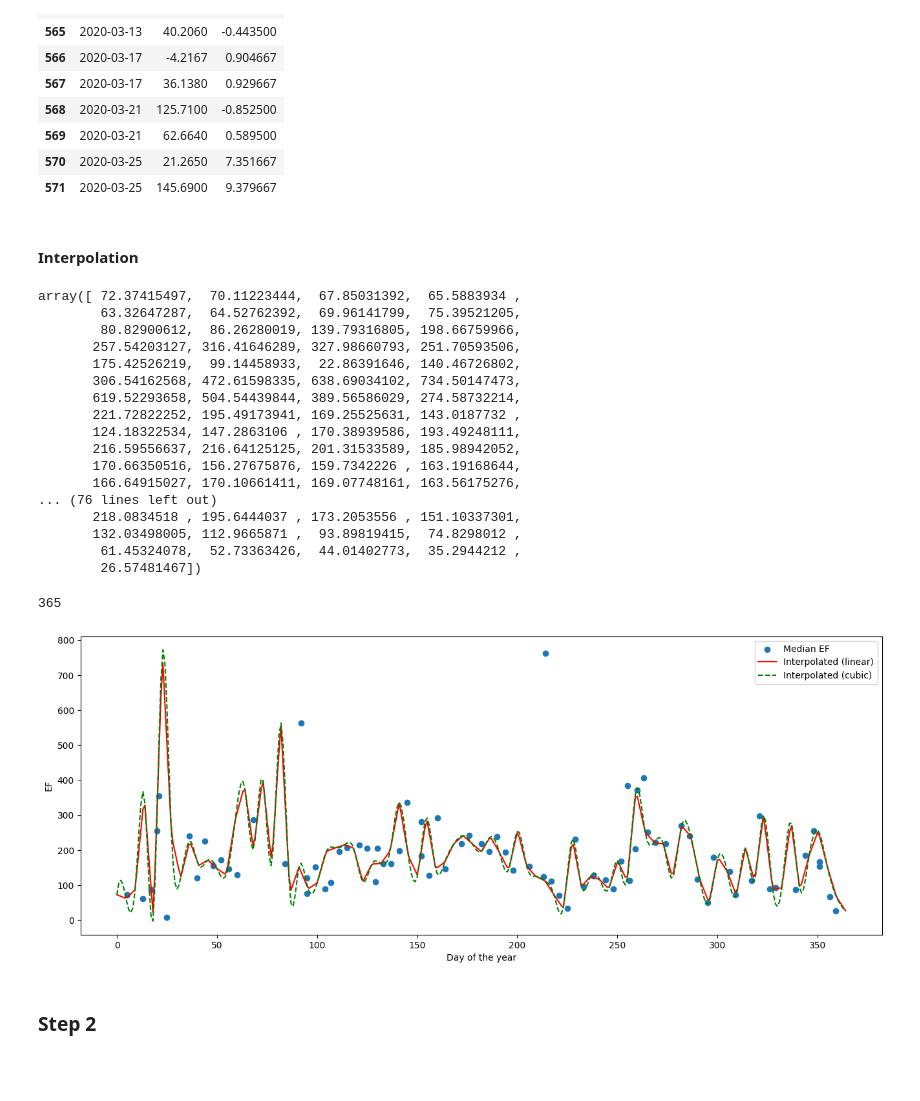
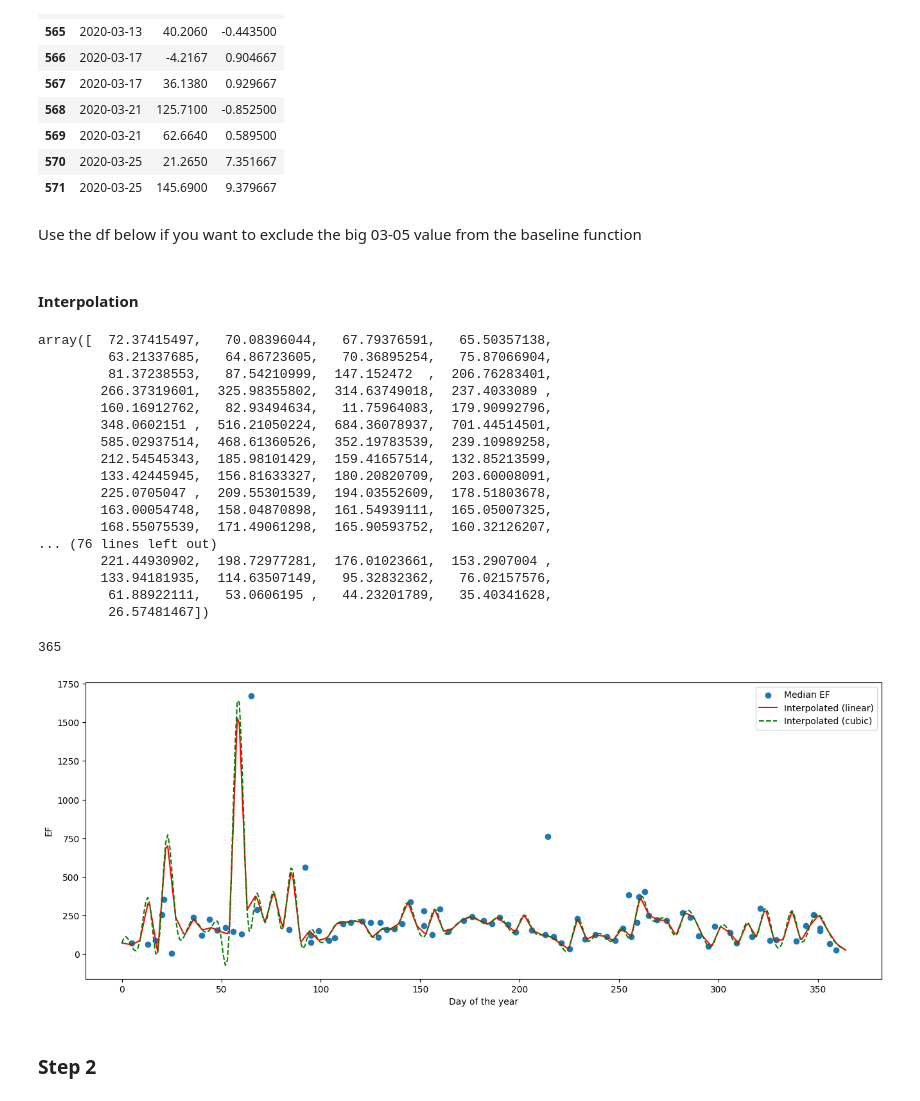
Before and after one commit to ramipiik/Data-Science-Project, a Jupyter notebook: Baseline.ipynb, the cells around one changed output. Saved outputs shown, nothing was run; the diff lists cells and outputs as text; code cells hidden in the pictures; blank space fills up the shorter version.

```diff
--- a/Baseline.ipynb
+++ b/Baseline.ipynb
@@ -160,8 +160,8 @@ MT.tail()
 # %% [markdown]
 #### Step 1
 # %%
-# Filter out years with warm summers (2010, 2018, 2021) and 2020 when march was wierd
-warm_summer_years = [2010, 2018, 2020, 2021]
+# Filter out years with warm summers (2010, 2018, 2021)
+warm_summer_years = [2010, 2018, 2021]
 filtered_MT = MT[~MT.index.year.isin(warm_summer_years)]
 filtered_T = T[~T.index.year.isin(warm_summer_years)]
 # %%
@@ -455,8 +455,7 @@ EF
 | 729 | 2022-12-25 | 1.55450 | -6.542333 | 26.574815 |
 664 rows × 4 columns
 # %%
-# Drop the ngeative values EF values as adviced, and also MT and T columns because they are not needed
+# Drop the ngeative values EF values as adviced
 EF = EF[EF['EF'] >= 0]
-EF = EF.drop(columns=['MT', 'T'])
 EF
 # %% [output]
@@ -582,6 +592,8 @@ march_2020
 | 569 | 2020-03-21 | 62.6640 | 0.589500 |
 | 570 | 2020-03-25 | 21.2650 | 7.351667 |
 | 571 | 2020-03-25 | 145.6900 | 9.379667 |
+# %% [markdown]
+Use the df below if you want to exclude the big 03-05 value from the baseline function
 # %%
 # Drop the 03-05 data point from EF_grouped
 EF_grouped_march_dropped = EF_grouped.drop('03-05')
@@ -596,25 +609,25 @@ def interpolate_EF(EF: pd.DataFrame, kind='linear') -> np.ndarray:
     return EF_interpolated
 # %%
-interpolated = interpolate_EF(EF_grouped_march_dropped['EF'], kind='linear')
+interpolated = interpolate_EF(EF_grouped['EF'], kind='linear')
 interpolated
 # %% [output]
-array([ 72.37415497,  70.11223444,  67.85031392,  65.5883934 ,
-        63.32647287,  64.52762392,  69.96141799,  75.39521205,
-        80.82900612,  86.26280019, 139.79316805, 198.66759966,
-       257.54203127, 316.41646289, 327.98660793, 251.70593506,
-       175.42526219,  99.14458933,  22.86391646, 140.46726802,
-       306.54162568, 472.61598335, 638.69034102, 734.50147473,
-       619.52293658, 504.54439844, 389.56586029, 274.58732214,
-       221.72822252, 195.49173941, 169.25525631, 143.0187732 ,
-       124.18322534, 147.2863106 , 170.38939586, 193.49248111,
-       216.59556637, 216.64125125, 201.31533589, 185.98942052,
-       170.66350516, 156.27675876, 159.7342226 , 163.19168644,
-       166.64915027, 170.10661411, 169.07748161, 163.56175276,
+array([  72.37415497,   70.08396044,   67.79376591,   65.50357138,
+         63.21337685,   64.86723605,   70.36895254,   75.87066904,
+         81.37238553,   87.54210999,  147.152472  ,  206.76283401,
+        266.37319601,  325.98355802,  314.63749018,  237.4033089 ,
+        160.16912762,   82.93494634,   11.75964083,  179.90992796,
+        348.0602151 ,  516.21050224,  684.36078937,  701.44514501,
+        585.02937514,  468.61360526,  352.19783539,  239.10989258,
+        212.54545343,  185.98101429,  159.41657514,  132.85213599,
+        133.42445945,  156.81633327,  180.20820709,  203.60008091,
+        225.0705047 ,  209.55301539,  194.03552609,  178.51803678,
+        163.00054748,  158.04870898,  161.54939111,  165.05007325,
+        168.55075539,  171.49061298,  165.90593752,  160.32126207,
 ... (76 lines left out)
-       218.0834518 , 195.6444037 , 173.2053556 , 151.10337301,
-       132.03498005, 112.9665871 ,  93.89819415,  74.8298012 ,
-        61.45324078,  52.73363426,  44.01402773,  35.2944212 ,
-        26.57481467])
+        221.44930902,  198.72977281,  176.01023661,  153.2907004 ,
+        133.94181935,  114.63507149,   95.32832362,   76.02157576,
+         61.88922111,   53.0606195 ,   44.23201789,   35.40341628,
+         26.57481467])
 # %%
 # Check the length of the interpolated EF values
 len(interpolated)
@@ -623,15 +636,15 @@ len(interpolated)
 # %%
 # Plot the interpolated EF values as a line whith linear and cubic interpolation using the function above
 plt.figure(figsize=(16, 6))
-plt.scatter(EF_grouped_march_dropped['day_of_year'], EF_grouped_march_dropped['EF'], label='Median EF')
-plt.plot(np.arange(0, 365), interpolate_EF(EF_grouped_march_dropped['EF'], kind='linear'), label='Interpolated (linear)', linestyle='-', color='red')
-plt.plot(np.arange(0, 365), interpolate_EF(EF_grouped_march_dropped['EF'], kind='cubic'), label='Interpolated (cubic)', linestyle='--', color='green')
+plt.scatter(EF_grouped['day_of_year'], EF_grouped['EF'], label='Median EF')
+plt.plot(np.arange(0, 365), interpolate_EF(EF_grouped['EF'], kind='linear'), label='Interpolated (linear)', linestyle='-', color='red')
+plt.plot(np.arange(0, 365), interpolate_EF(EF_grouped['EF'], kind='cubic'), label='Interpolated (cubic)', linestyle='--', color='green')
 plt.xlabel('Day of the year')
 plt.ylabel('EF')
 plt.legend()
 plt.show()
 # %% [output]
-[figure, old version]
+[figure, new version]
 # %% [markdown]
 ### Step 2
 # %%
```
Also changed, not shown: parts of 9 cells of this notebook.
